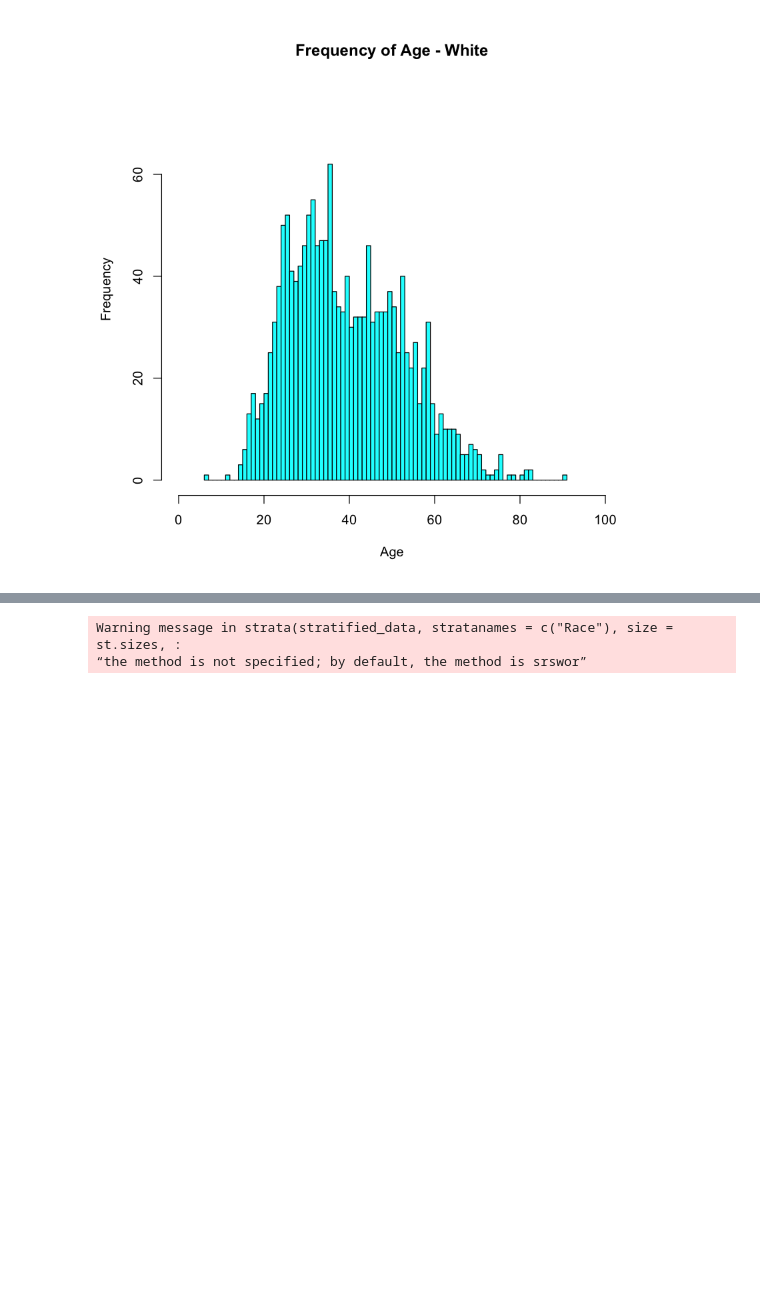
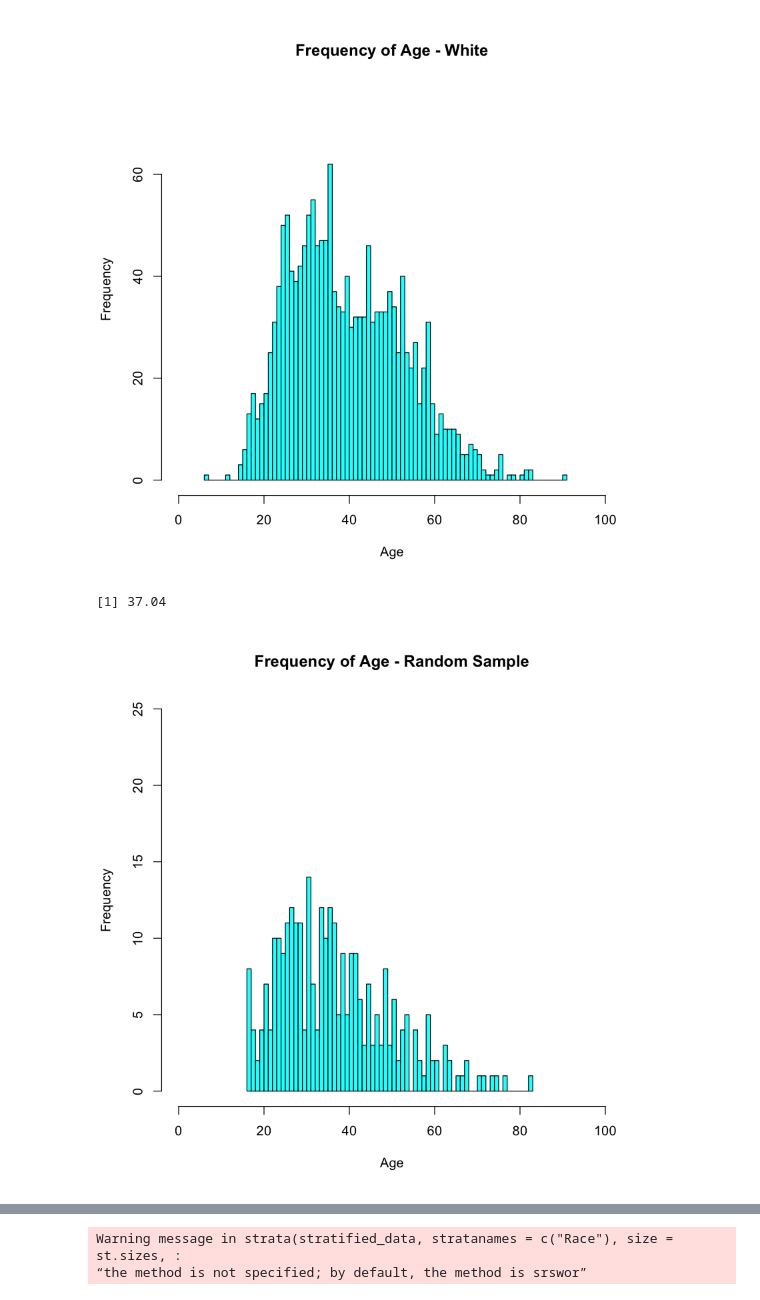
Before and after one commit to hernanat/cs544-police-shootings, a Jupyter notebook: police_shootings.ipynb, the cells around one changed output, grey strips where cells are left out. Saved outputs shown, nothing was run; the diff lists cells and outputs as text; code cells hidden in the pictures; blank space fills up the shorter version.

Commit message:
random sampling

```diff
--- a/police_shootings.ipynb
+++ b/police_shootings.ipynb
@@ -215,6 +215,26 @@ hist(
 )
 # %% [output]
 [figure]
+# %%
+set.seed(1776) # murica
+mf_random_sample = age_known$age[sample(300)]
+
+random_sample_mean = mean(mf_random_sample)
+random_sample_mean
+
+# Histogram of age distribution - random sample
+hist(
+    mf_random_sample,
+    main = "Frequency of Age - Random Sample",
+    xlab = "Age",
+    breaks = length(unique(mf_random_sample)),
+    col = 'cyan',
+    ylim = c(0, 25),
+    xlim = c(0, 100)
+)
+# %% [output]
+[1] 37.04
+[figure, added]
 # %%
 # Systematic samples of overall age / race distribution
 set.seed(1337) # way 2 1337
```
Also changed, not shown: parts of 1 cell of this notebook, 2 other files.
